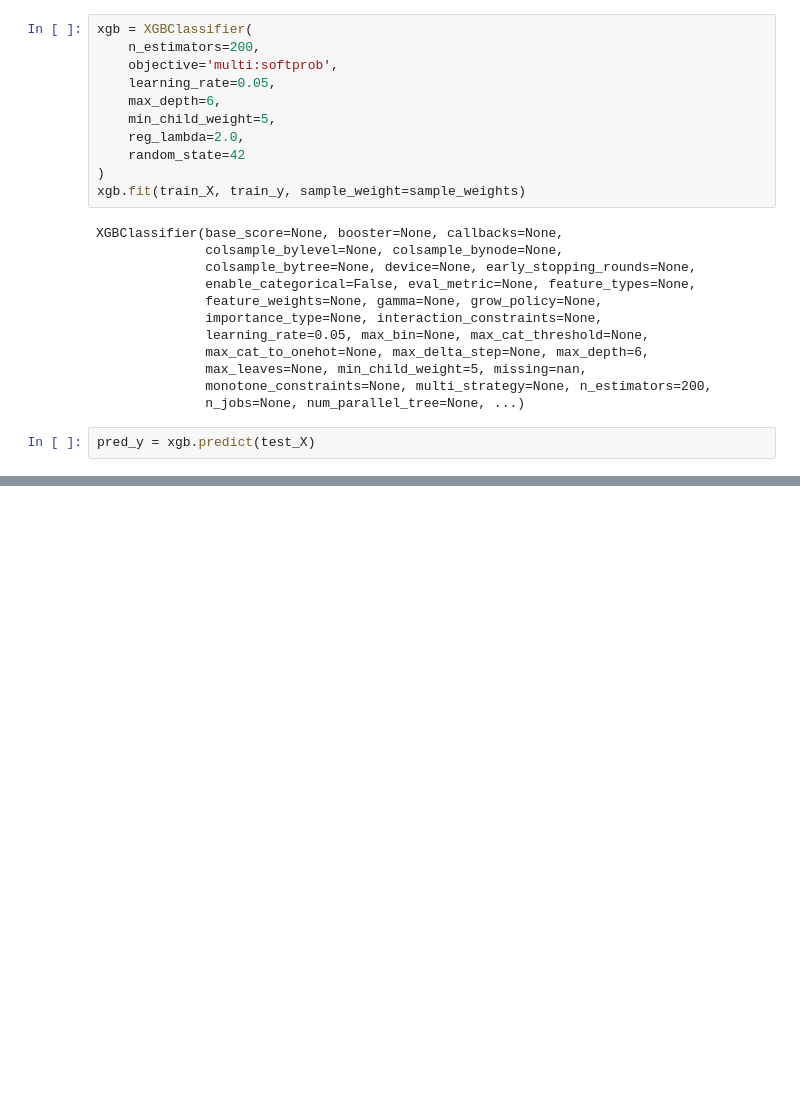
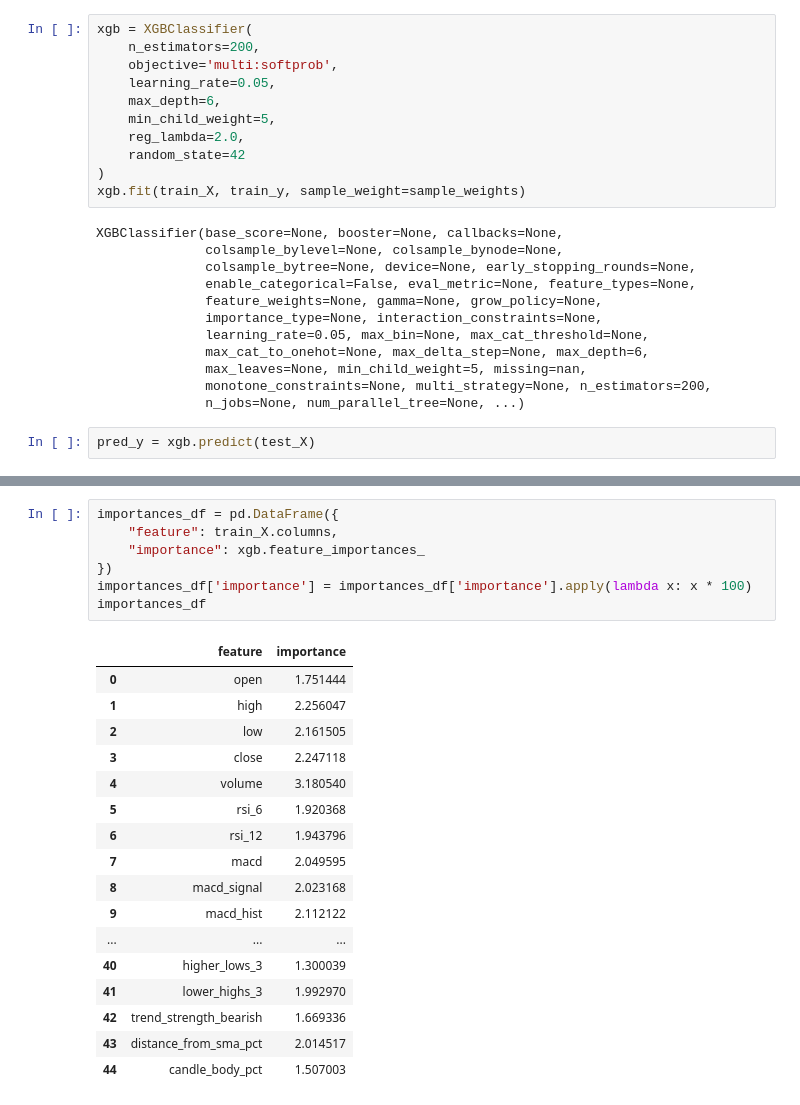
Before and after one commit to andrejshuma/bitcoin-predictor, a Jupyter notebook: src/training.ipynb, the cells around one changed output, grey strips where cells are left out. Cells and saved outputs as stored; diff of their text form; blank space fills up the shorter version.

```diff
--- a/src/training.ipynb
+++ b/src/training.ipynb
@@ -93 +110,26 @@ target
 Name: count, dtype: int64
+# %%
+importances_df = pd.DataFrame({
+    "feature": train_X.columns,
+    "importance": xgb.feature_importances_
+})
+importances_df['importance'] = importances_df['importance'].apply(lambda x: x * 100)
+importances_df
+# %% [output]
+|  | feature | importance |
+| 0 | open | 1.751444 |
+| 1 | high | 2.256047 |
+| 2 | low | 2.161505 |
+| 3 | close | 2.247118 |
+| 4 | volume | 3.180540 |
+| 5 | rsi_6 | 1.920368 |
+| 6 | rsi_12 | 1.943796 |
+| 7 | macd | 2.049595 |
+| 8 | macd_signal | 2.023168 |
+| 9 | macd_hist | 2.112122 |
+| ... | ... | ... |
+| 40 | higher_lows_3 | 1.300039 |
+| 41 | lower_highs_3 | 1.992970 |
+| 42 | trend_strength_bearish | 1.669336 |
+| 43 | distance_from_sma_pct | 2.014517 |
+| 44 | candle_body_pct | 1.507003 |
```
Also changed, not shown: parts of 10 cells of this notebook, 2 other files.
